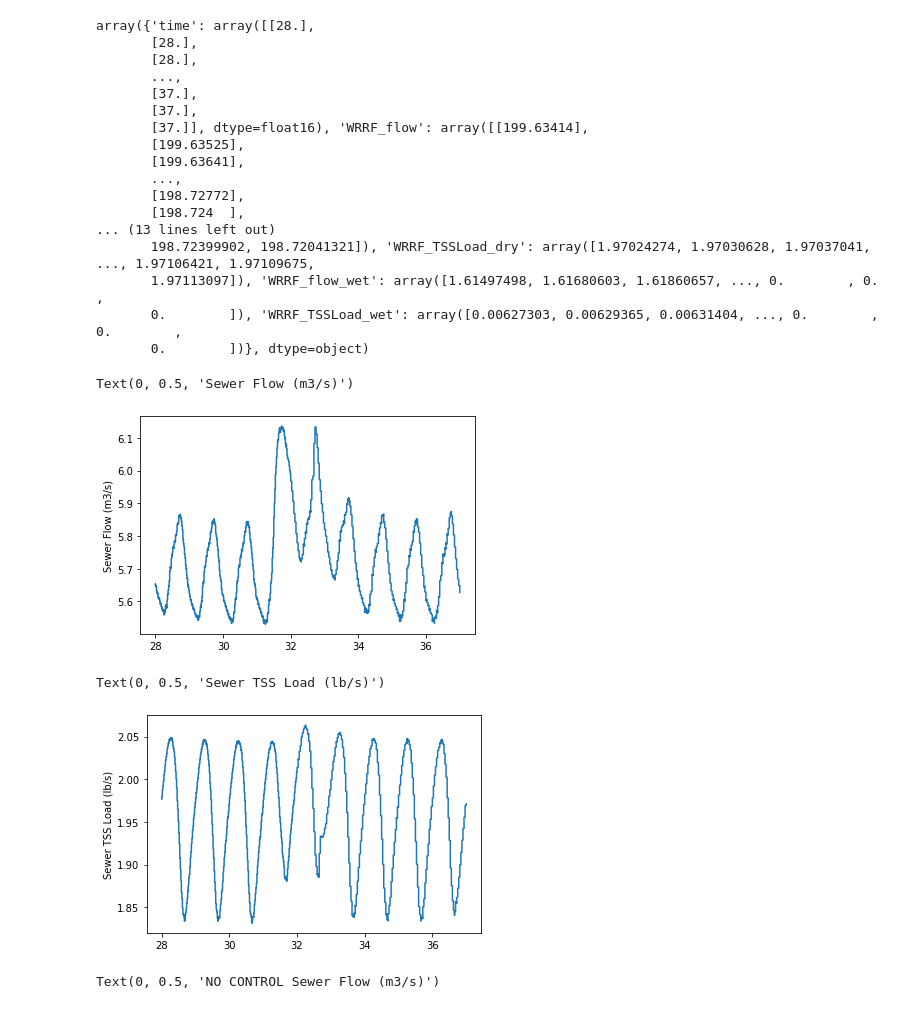
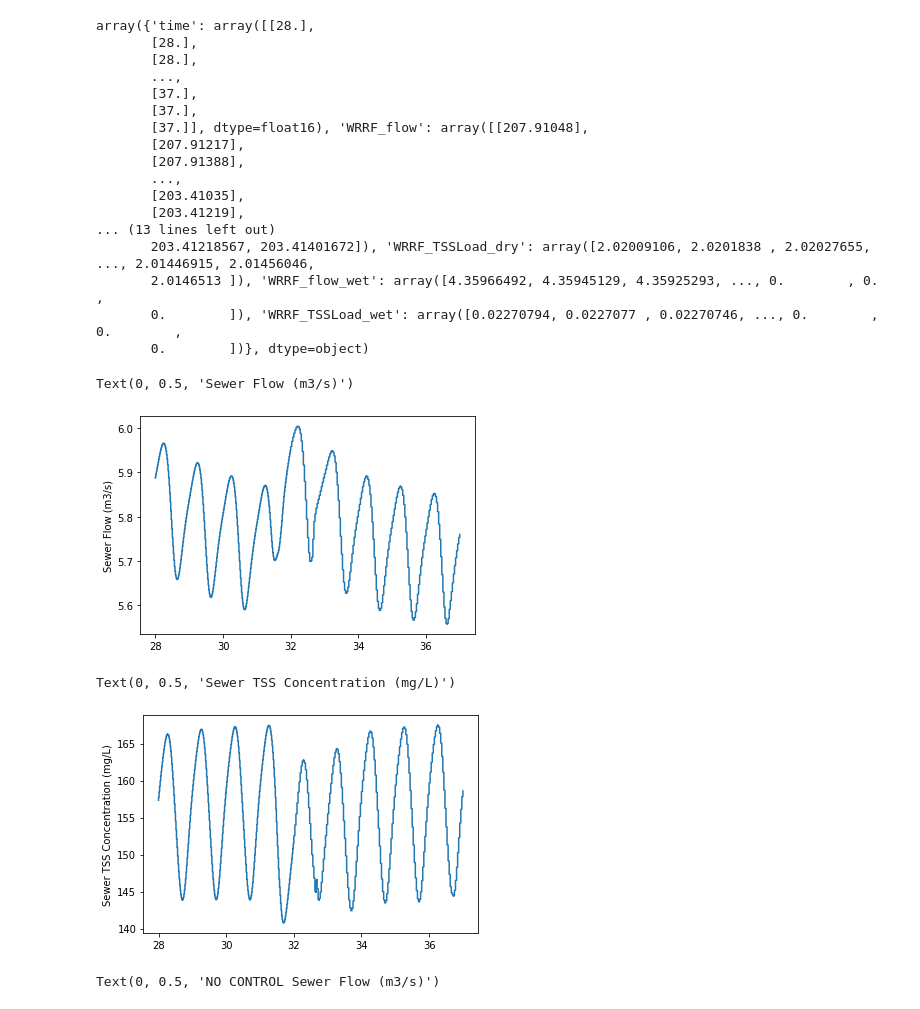
Before and after one commit to stroutm/sewerWRRF, a Jupyter notebook: SumoPythonPractice/Scaleinflow_sewerWRRF.ipynb, the cells around one changed output. Saved outputs shown, nothing was run; the diff lists cells and outputs as text; code cells hidden in the pictures.

```diff
--- a/SumoPythonPractice/Scaleinflow_sewerWRRF.ipynb
+++ b/SumoPythonPractice/Scaleinflow_sewerWRRF.ipynb
@@ -8,7 +8,7 @@ import matplotlib.pyplot as plt
 # Set as 1 if using results from control, flow/TSS load simulation
 # Set as 2 if using results from control, flow simulation
 # Set as 3 if using results from control, TSS load simulation
-save = 3
+save = 2
 
 stormNo = '3'
 
@@ -46,16 +46,16 @@ array({'time': array([[28.],
        ...,
        [37.],
        [37.],
-       [37.]], dtype=float16), 'WRRF_flow': array([[199.63414],
-       [199.63525],
-       [199.63641],
+       [37.]], dtype=float16), 'WRRF_flow': array([[207.91048],
+       [207.91217],
+       [207.91388],
        ...,
-       [198.72772],
-       [198.724  ],
+       [203.41035],
+       [203.41219],
 ... (13 lines left out)
-       198.72399902, 198.72041321]), 'WRRF_TSSLoad_dry': array([1.97024274, 1.97030628, 1.97037041, ..., 1.97106421, 1.97109675,
-       1.97113097]), 'WRRF_flow_wet': array([1.61497498, 1.61680603, 1.61860657, ..., 0.        , 0.        ,
-       0.        ]), 'WRRF_TSSLoad_wet': array([0.00627303, 0.00629365, 0.00631404, ..., 0.        , 0.        ,
+       203.41218567, 203.41401672]), 'WRRF_TSSLoad_dry': array([2.02009106, 2.0201838 , 2.02027655, ..., 2.01446915, 2.01456046,
+       2.0146513 ]), 'WRRF_flow_wet': array([4.35966492, 4.35945129, 4.35925293, ..., 0.        , 0.        ,
+       0.        ]), 'WRRF_TSSLoad_wet': array([0.02270794, 0.0227077 , 0.02270746, ..., 0.        , 0.        ,
        0.        ])}, dtype=object)
 # %%
 # Flow in sewer subsection (only)
@@ -65,14 +65,14 @@ plt.plot(storm.item().get('time'),sewer_flow)
 plt.ylabel('Sewer Flow (m3/s)')
 # %% [output]
 Text(0, 0.5, 'Sewer Flow (m3/s)')
-[figure, old version]
+[figure, new version]
 # %%
 # TSS load in sewer subsection (only)
-plt.plot(storm.item().get('time'),storm.item().get('WRRF_TSSLoad'))
-plt.ylabel('Sewer TSS Load (lb/s)')
+plt.plot(storm.item().get('time'),storm.item().get('WRRF_TSSConc'))
+plt.ylabel('Sewer TSS Concentration (mg/L)')
 # %% [output]
-Text(0, 0.5, 'Sewer TSS Load (lb/s)')
+Text(0, 0.5, 'Sewer TSS Concentration (mg/L)')
-[figure, old version]
+[figure, new version]
 # %%
 # Flow in sewer subsection (only)
 # NO CONTROL results shown here
```
Also changed, not shown: parts of 12 cells of this notebook.
